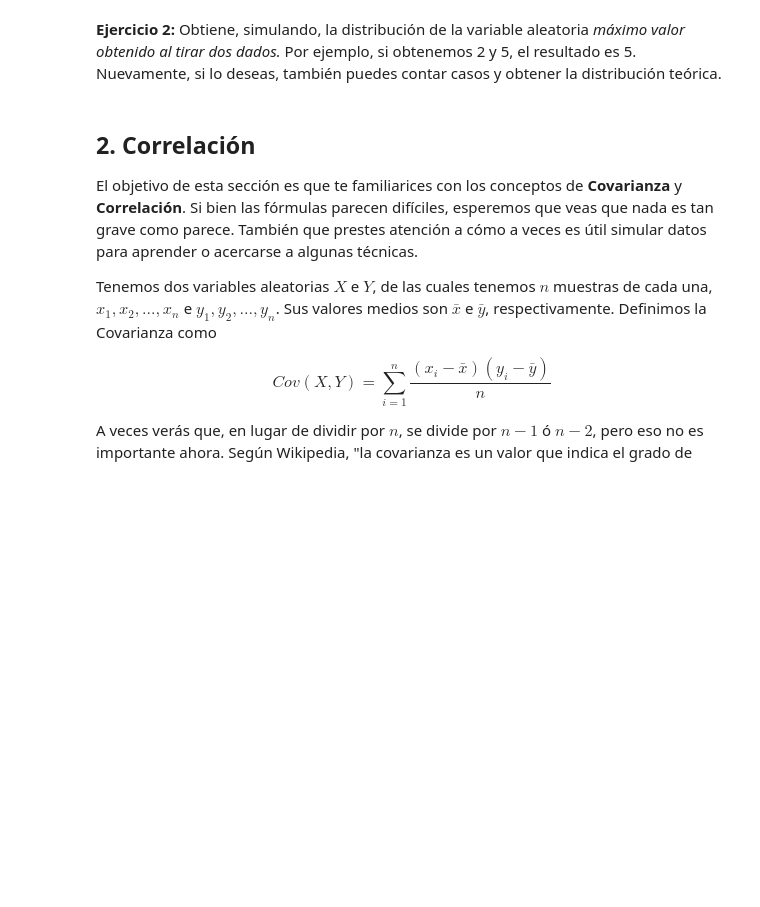
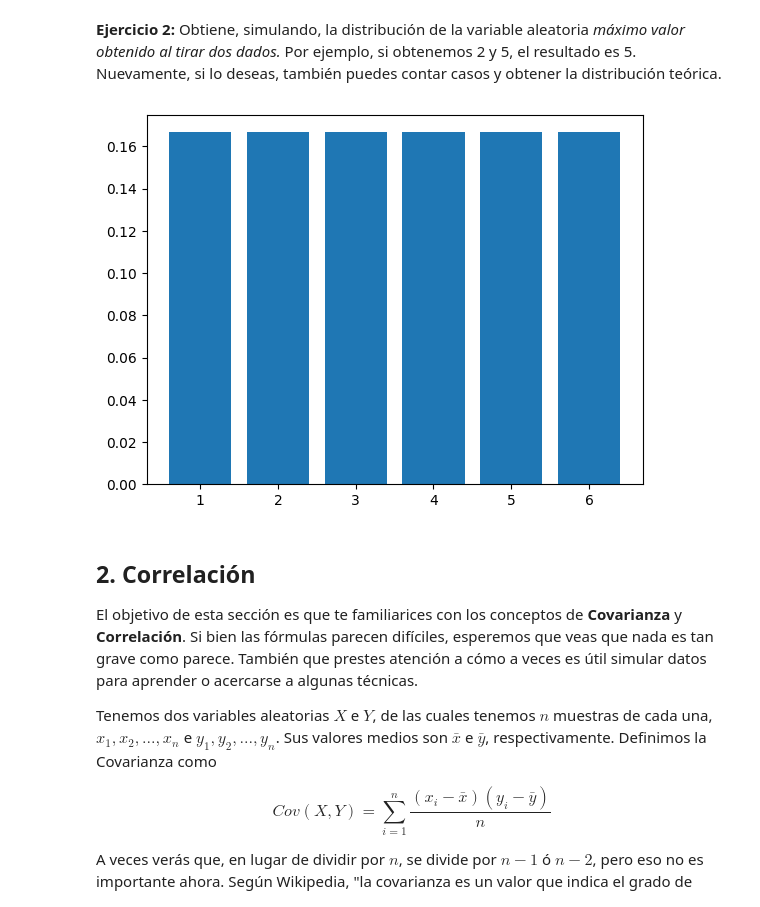
Before and after one commit to Valerius-ufv/python_bootcamp_DV, a Jupyter notebook: DS_Notebook_05_Probabilidad.ipynb, the cells around one changed output. Saved outputs shown, nothing was run; the diff lists cells and outputs as text; code cells hidden in the pictures; blank space fills up the shorter version.

```diff
--- a/DS_Notebook_05_Probabilidad.ipynb
+++ b/DS_Notebook_05_Probabilidad.ipynb
@@ -178,3 +178,26 @@ plt.show()
+# %%
+import random
+from collections import Counter
+
+# Configuración de la simulación
+num_simulaciones = 30  # Número de tiradas para simular la distribución
+
+# Simulamos las tiradas y calculamos el máximo valor de cada tirada
+resultados_max = [max(random.randint(1, 6), random.randint(1, 6)) for _ in range(num_simulaciones)]
+
+# Contamos la frecuencia de cada posible resultado de máximo valor
+frecuencia_max = Counter(resultados_max)
+
+# Convertimos las frecuencias a probabilidades en porcentaje
+total_simulaciones = sum(frecuencia_max.values())
+probabilidad_max = {resultado: (frecuencia / total_simulaciones) * 100 for resultado, frecuencia in frecuencia_max.items()}
+
+frecuencia_max, probabilidad_max
+
+plt.hist(frecuencia_max, bins = np.arange(0.5,7.5,1), density=True, rwidth = 0.8)
+plt.show()
+# %% [output]
+[figure, added]
 # %% [markdown]
 ## 2. Correlación
 
```
Also changed, not shown: parts of 22 cells of this notebook.
